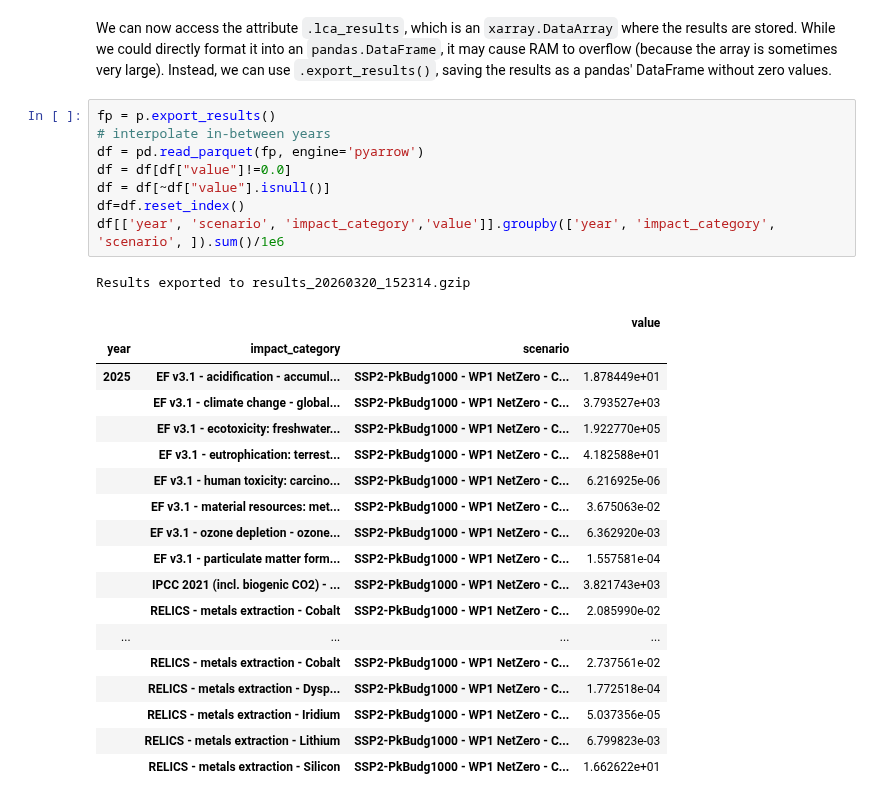
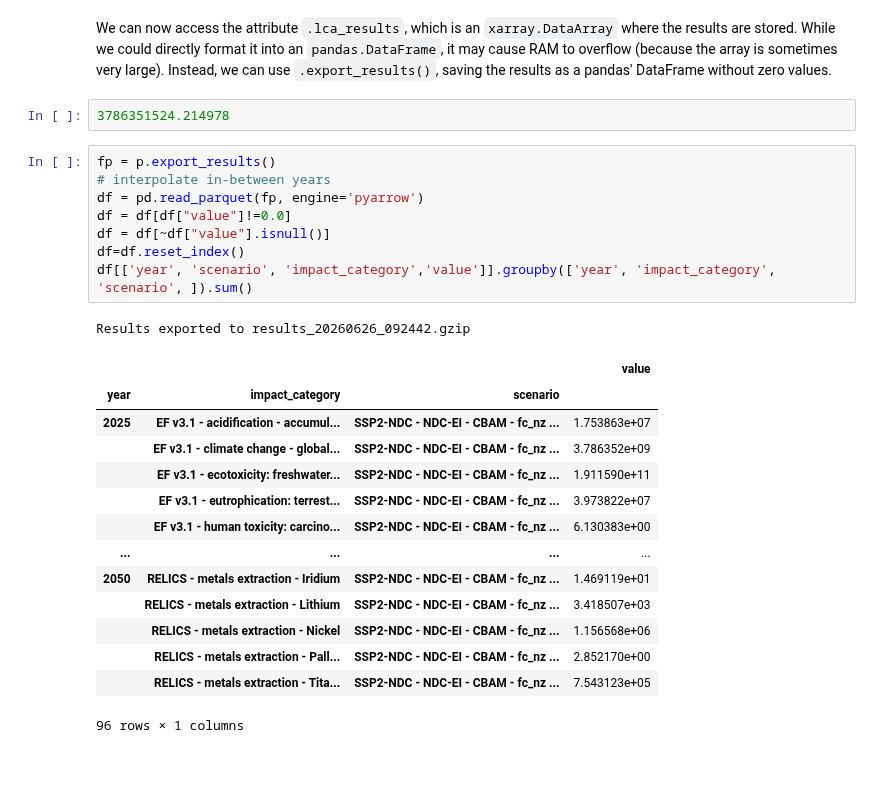
Before and after one commit to tomterlouw/lca_transience, a Jupyter notebook: 2_calc_impacts.ipynb, the cells around one changed output. Drawn from its saved outputs; the diff is of its cells as text; blank space fills up the shorter version.

```diff
--- a/2_calc_impacts.ipynb
+++ b/2_calc_impacts.ipynb
@@ -236,30 +228,28 @@ Total time elapsed: 00:01:01
 # %% [markdown]
 We can now access the attribute `.lca_results`, which is an `xarray.DataArray` where the results are stored. While we could directly format it into an `pandas.DataFrame`, it may cause RAM to overflow (because the array is sometimes very large). Instead, we can use `.export_results()`, saving the results as a pandas' DataFrame without zero values.
+# %%
+3786351524.214978
 # %%
 fp = p.export_results()
 # interpolate in-between years
 df = pd.read_parquet(fp, engine='pyarrow')
 df = df[df["value"]!=0.0]
 df = df[~df["value"].isnull()]
 df=df.reset_index()
-df[['year', 'scenario', 'impact_category','value']].groupby(['year', 'impact_category', 'scenario', ]).sum()/1e6
+df[['year', 'scenario', 'impact_category','value']].groupby(['year', 'impact_category', 'scenario', ]).sum()
 # %% [output]
-Results exported to results_20260320_152314.gzip
+Results exported to results_20260626_092442.gzip
 |  |  |  | value |
 | year | impact_category | scenario |  |
-| 2025 | EF v3.1 - acidification - accumul... | SSP2-PkBudg1000 - WP1 NetZero - C... | 1.878449e+01 |
-|  | EF v3.1 - climate change - global... | SSP2-PkBudg1000 - WP1 NetZero - C... | 3.793527e+03 |
-|  | EF v3.1 - ecotoxicity: freshwater... | SSP2-PkBudg1000 - WP1 NetZero - C... | 1.922770e+05 |
-|  | EF v3.1 - eutrophication: terrest... | SSP2-PkBudg1000 - WP1 NetZero - C... | 4.182588e+01 |
-|  | EF v3.1 - human toxicity: carcino... | SSP2-PkBudg1000 - WP1 NetZero - C... | 6.216925e-06 |
-|  | EF v3.1 - material resources: met... | SSP2-PkBudg1000 - WP1 NetZero - C... | 3.675063e-02 |
-|  | EF v3.1 - ozone depletion - ozone... | SSP2-PkBudg1000 - WP1 NetZero - C... | 6.362920e-03 |
-|  | EF v3.1 - particulate matter form... | SSP2-PkBudg1000 - WP1 NetZero - C... | 1.557581e-04 |
-|  | IPCC 2021 (incl. biogenic CO2) - ... | SSP2-PkBudg1000 - WP1 NetZero - C... | 3.821743e+03 |
-|  | RELICS - metals extraction - Cobalt | SSP2-PkBudg1000 - WP1 NetZero - C... | 2.085990e-02 |
+| 2025 | EF v3.1 - acidification - accumul... | SSP2-NDC - NDC-EI - CBAM - fc_nz ... | 1.753863e+07 |
+|  | EF v3.1 - climate change - global... | SSP2-NDC - NDC-EI - CBAM - fc_nz ... | 3.786352e+09 |
+|  | EF v3.1 - ecotoxicity: freshwater... | SSP2-NDC - NDC-EI - CBAM - fc_nz ... | 1.911590e+11 |
+|  | EF v3.1 - eutrophication: terrest... | SSP2-NDC - NDC-EI - CBAM - fc_nz ... | 3.973822e+07 |
+|  | EF v3.1 - human toxicity: carcino... | SSP2-NDC - NDC-EI - CBAM - fc_nz ... | 6.130383e+00 |
 | ... | ... | ... | ... |
-|  | RELICS - metals extraction - Cobalt | SSP2-PkBudg1000 - WP1 NetZero - C... | 2.737561e-02 |
-|  | RELICS - metals extraction - Dysp... | SSP2-PkBudg1000 - WP1 NetZero - C... | 1.772518e-04 |
-|  | RELICS - metals extraction - Iridium | SSP2-PkBudg1000 - WP1 NetZero - C... | 5.037356e-05 |
-|  | RELICS - metals extraction - Lithium | SSP2-PkBudg1000 - WP1 NetZero - C... | 6.799823e-03 |
-|  | RELICS - metals extraction - Silicon | SSP2-PkBudg1000 - WP1 NetZero - C... | 1.662622e+01 |
+| 2050 | RELICS - metals extraction - Iridium | SSP2-NDC - NDC-EI - CBAM - fc_nz ... | 1.469119e+01 |
+|  | RELICS - metals extraction - Lithium | SSP2-NDC - NDC-EI - CBAM - fc_nz ... | 3.418507e+03 |
+|  | RELICS - metals extraction - Nickel | SSP2-NDC - NDC-EI - CBAM - fc_nz ... | 1.156568e+06 |
+|  | RELICS - metals extraction - Pall... | SSP2-NDC - NDC-EI - CBAM - fc_nz ... | 2.852170e+00 |
+|  | RELICS - metals extraction - Tita... | SSP2-NDC - NDC-EI - CBAM - fc_nz ... | 7.543123e+05 |
+96 rows × 1 columns
```
Also changed, not shown: parts of 20 cells of this notebook, 21 other files.
